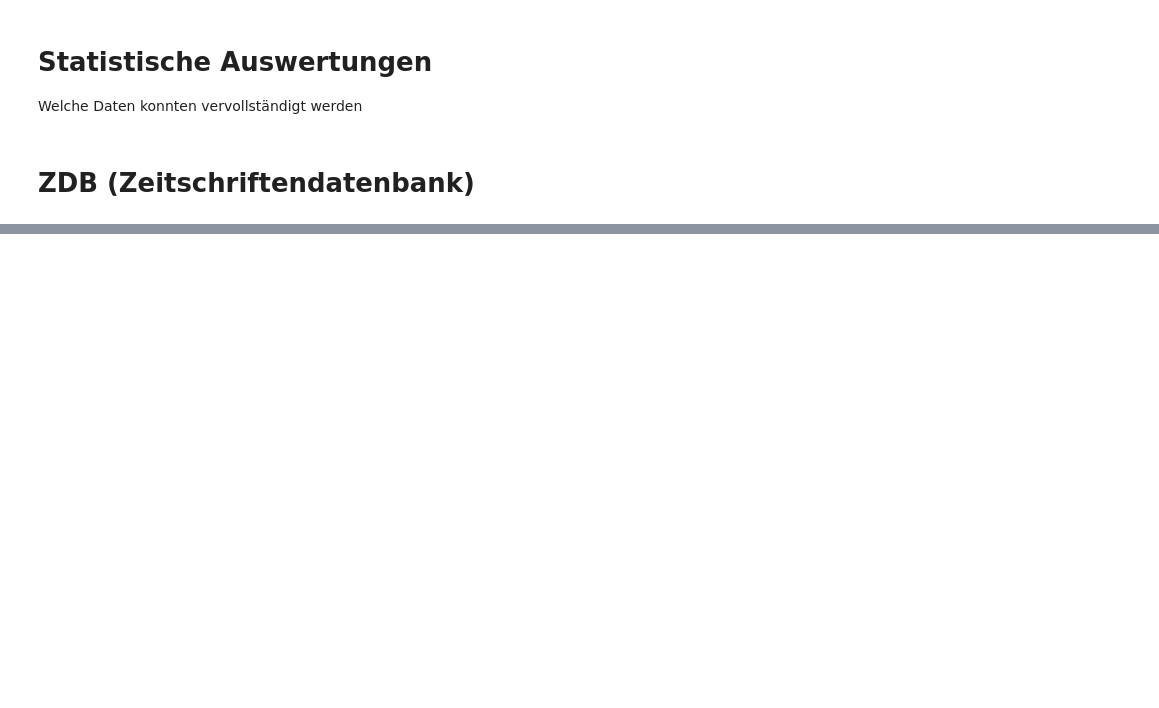
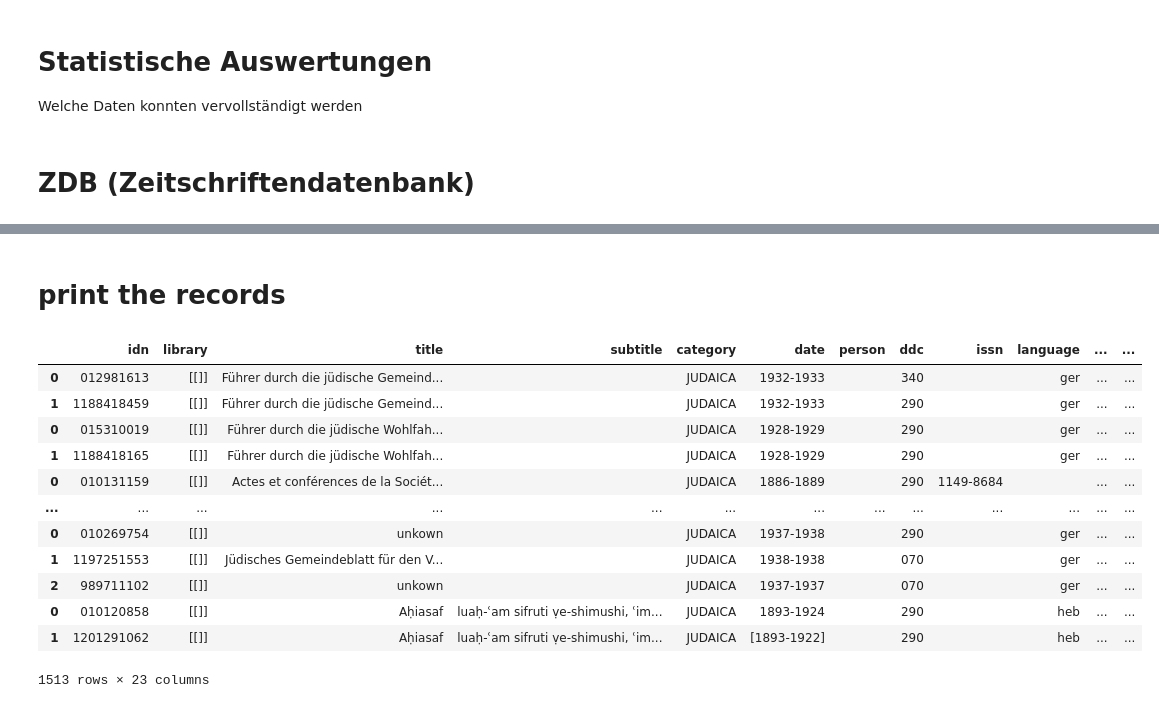
Before and after one commit to bsesic/DNB, a Jupyter notebook: Bestandsabfrage.ipynb, the cells around one changed output, grey strips where cells are left out. Cells and saved outputs as stored; diff of their text form; code cells hidden in the pictures; blank space fills up the shorter version.

```diff
--- a/Bestandsabfrage.ipynb
+++ b/Bestandsabfrage.ipynb
@@ -125,6 +209,6 @@ def dnb_sru(query, library='dnb'):
 
         return records
 # %%
-records = dnb_sru('tit=Judaica')
+records = dnb_sru(query='tit=Judaica', library='dnb', start=1, max_records=1000)
 print(len(records), 'Ergebnisse')
 # %% [output]
@@ -200,3 +449,3 @@ if os.path.exists('temp_data.pkl'):
 # %%
 # print Zs_Caption unique values
-titles = df_metatdata['Zs_Caption'].unique()
+titles = df_metadata['Zs_Caption'].unique()
@@ -321,0 +646,7 @@ Welche Daten konnten vervollständigt werden
+# %%
+titles_with_zero_records = df_records_per_title[df_records_per_title['number_of_records'] == 0]['title']
+
+# Print the titles
+print("Titles with 0 number_of_records:")
+for title in titles_with_zero_records:
+    print(title)
@@ -321,0 +699,38 @@ Welche Daten konnten vervollständigt werden
+# %%
+df_records_per_title = pd.DataFrame(columns=['title', 'number_of_records'])
+zdb_data = pd.DataFrame()
+
+for title in titles:
+    query = f'tst={title}'
+    # fetch the number of the results
+    records = dnb_sru(query=query, library='zdb', start=1, max_records=1000)
+    length_records = len(records)
+    print(f'Tile: {title} Results: {length_records}')
+    # append to the dataframe
+    df_records_per_title =  df_records_per_title.append({'title': title, 'number_of_records': length_records}, ignore_index=True)
+    if 0 < length_records <= 100:
+        output = [parse_record(record) for record in records]
+        # append the records to the zdb_data
+        zdb_data = zdb_data.append(output, ignore_index=True)
+
+# save the number of records to csv
+df_records_per_title.to_csv('number_records.csv')
+df_records_per_title
+# %% [markdown]
+# print the records
+# %%
+zdb_data
+# %% [output]
+|  | idn | library | title | subtitle | category | date | person | ddc | issn | language | ... | ... |
+| 0 | 012981613 | [[]] | Führer durch die jüdische Gemeind... |  | JUDAICA | 1932-1933 |  | 340 |  | ger | ... | ... |
+| 1 | 1188418459 | [[]] | Führer durch die jüdische Gemeind... |  | JUDAICA | 1932-1933 |  | 290 |  | ger | ... | ... |
+| 0 | 015310019 | [[]] | Führer durch die jüdische Wohlfah... |  | JUDAICA | 1928-1929 |  | 290 |  | ger | ... | ... |
+| 1 | 1188418165 | [[]] | Führer durch die jüdische Wohlfah... |  | JUDAICA | 1928-1929 |  | 290 |  | ger | ... | ... |
+| 0 | 010131159 | [[]] | Actes et conférences de la Sociét... |  | JUDAICA | 1886-1889 |  | 290 | 1149-8684 |  | ... | ... |
+| ... | ... | ... | ... | ... | ... | ... | ... | ... | ... | ... | ... | ... |
+| 0 | 010269754 | [[]] | unkown |  | JUDAICA | 1937-1938 |  | 290 |  | ger | ... | ... |
+| 1 | 1197251553 | [[]] | Jüdisches Gemeindeblatt für den V... |  | JUDAICA | 1938-1938 |  | 070 |  | ger | ... | ... |
+| 2 | 989711102 | [[]] | unkown |  | JUDAICA | 1937-1937 |  | 070 |  | ger | ... | ... |
+| 0 | 010120858 | [[]] | Aḥiasaf | luaḥ-ʿam sifruti ṿe-shimushi, ʿim... | JUDAICA | 1893-1924 |  | 290 |  | heb | ... | ... |
+| 1 | 1201291062 | [[]] | Aḥiasaf | luaḥ-ʿam sifruti ṿe-shimushi, ʿim... | JUDAICA | [1893-1922] |  | 290 |  | heb | ... | ... |
+1513 rows × 23 columns
```
Also changed, not shown: parts of 73 cells of this notebook, 3 other files.
